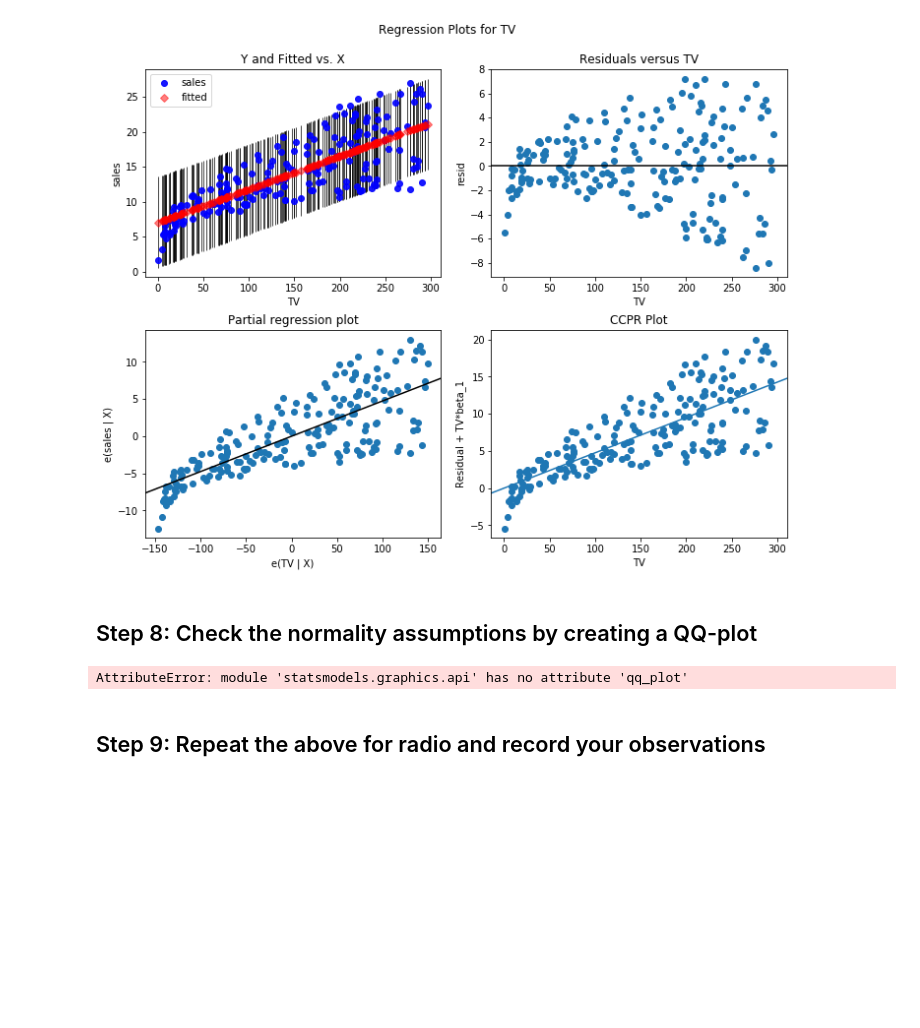
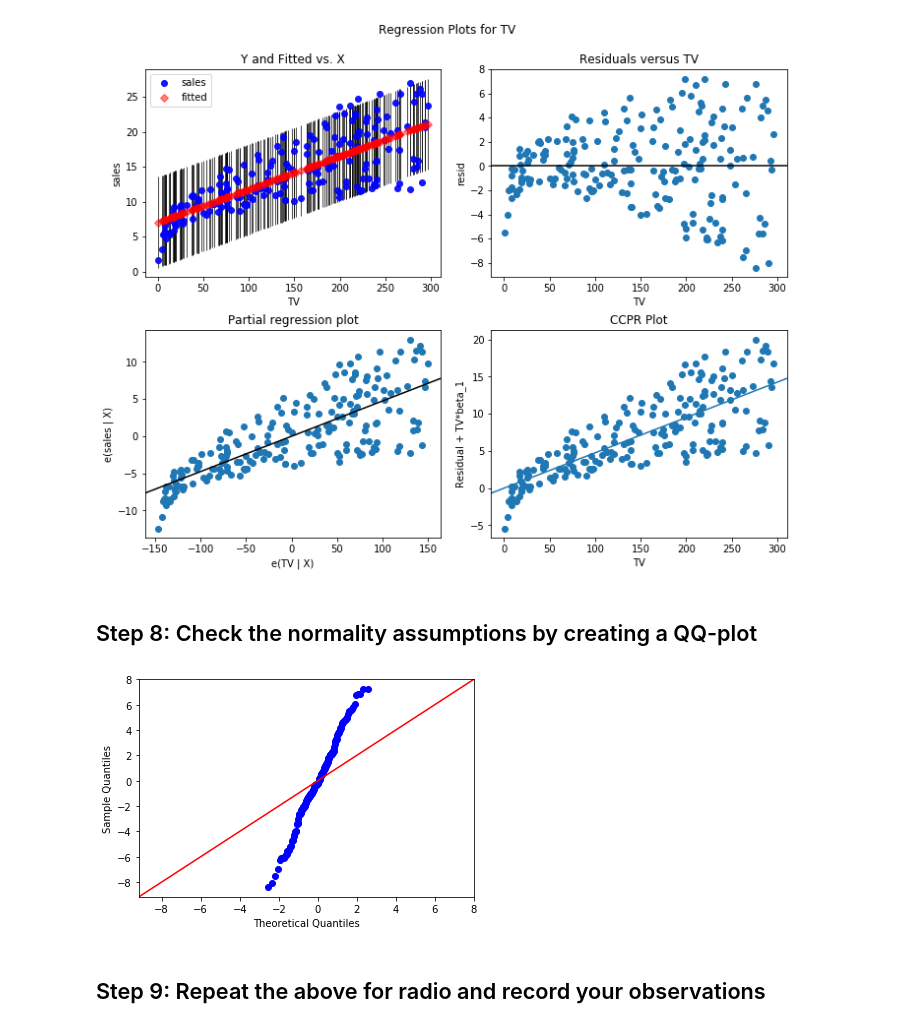
Before and after one commit to Mcllstr/dsc-ols-statsmodels-lab-dc-ds-060319, a Jupyter notebook: index.ipynb, the cells around one changed output. Drawn from its saved outputs; the diff is of its cells as text; code cells hidden in the pictures; blank space fills up the shorter version.

```diff
--- a/index.ipynb
+++ b/index.ipynb
@@ -176,11 +176,10 @@ fig = sm.graphics.plot_regress_exog(model, 'TV', fig=fig)
 # %%
 # Code for QQ-plot here
 import scipy.stats as stats
 residuals = model.resid
-fig = sm.graphics.qqplot(residuals, dist=stats.norm)
-sm.g
+fig = sm.graphics.qqplot(residuals, dist=stats.norm, line='45')
 # %% [output]
-AttributeError: module 'statsmodels.graphics.api' has no attribute 'qq_plot'
+[figure, added]
 # %%
 # Record Your observations on the normality assumption
 # %% [markdown]
```
